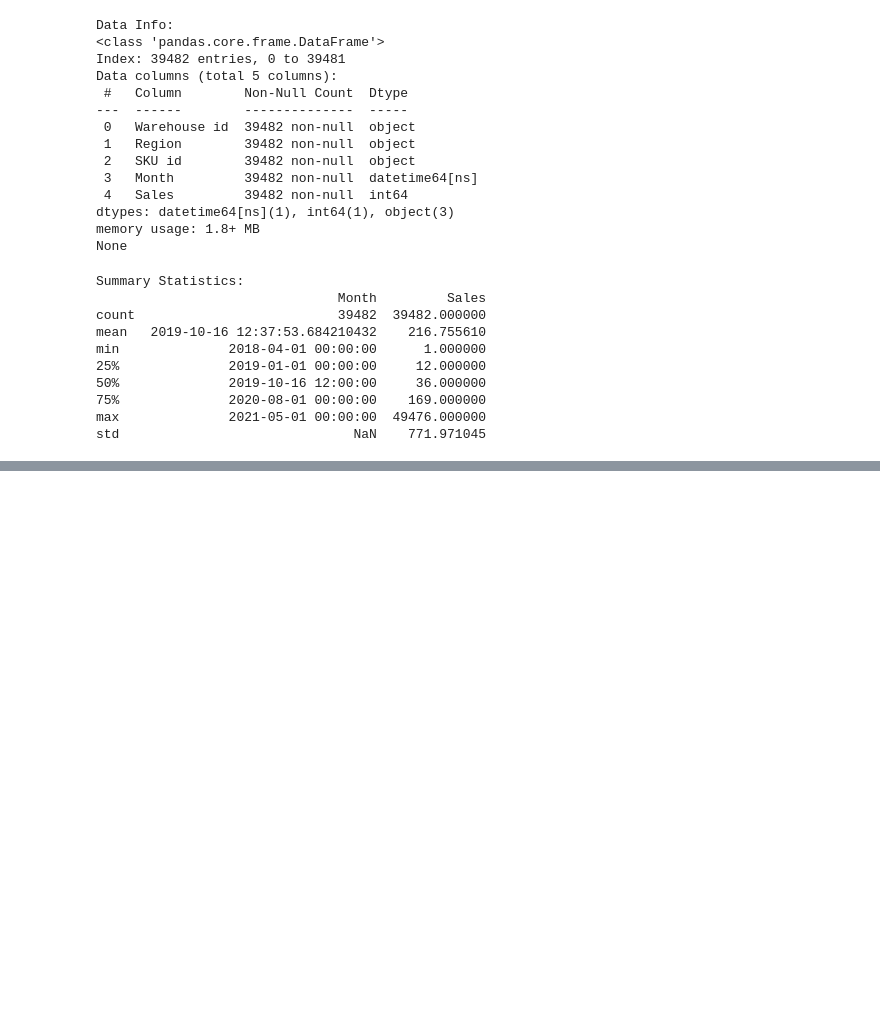
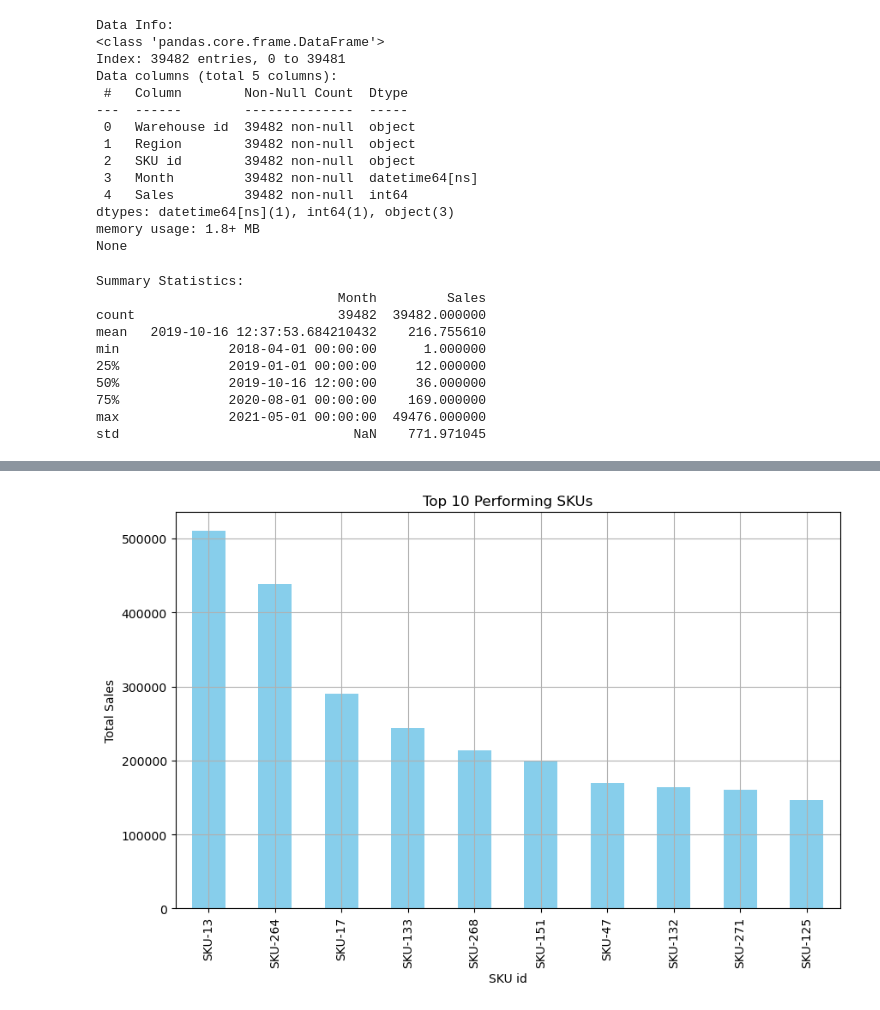
Before and after one commit to Bhagyashree-77/Forecasting_SARIMA, a Jupyter notebook: forecasting_SARIMA.ipynb, the cells around one changed output, grey strips where cells are left out. Cells and saved outputs as stored; diff of their text form; code cells hidden in the pictures; blank space fills up the shorter version.

```diff
--- a/forecasting_SARIMA.ipynb
+++ b/forecasting_SARIMA.ipynb
@@ -105,0 +114,9 @@ plt.show()
+# %%
+top_skus = data_long.groupby("SKU id")["Sales"].sum().sort_values(ascending=False).head(10)
+plt.figure(figsize=(10, 6))
+top_skus.plot(kind="bar", color="skyblue", title="Top 10 Performing SKUs")
+plt.ylabel("Total Sales")
+plt.grid()
+plt.show()
+# %% [output]
+[figure, added]
```
Also changed, not shown: parts of 22 cells of this notebook, 4 other files.
